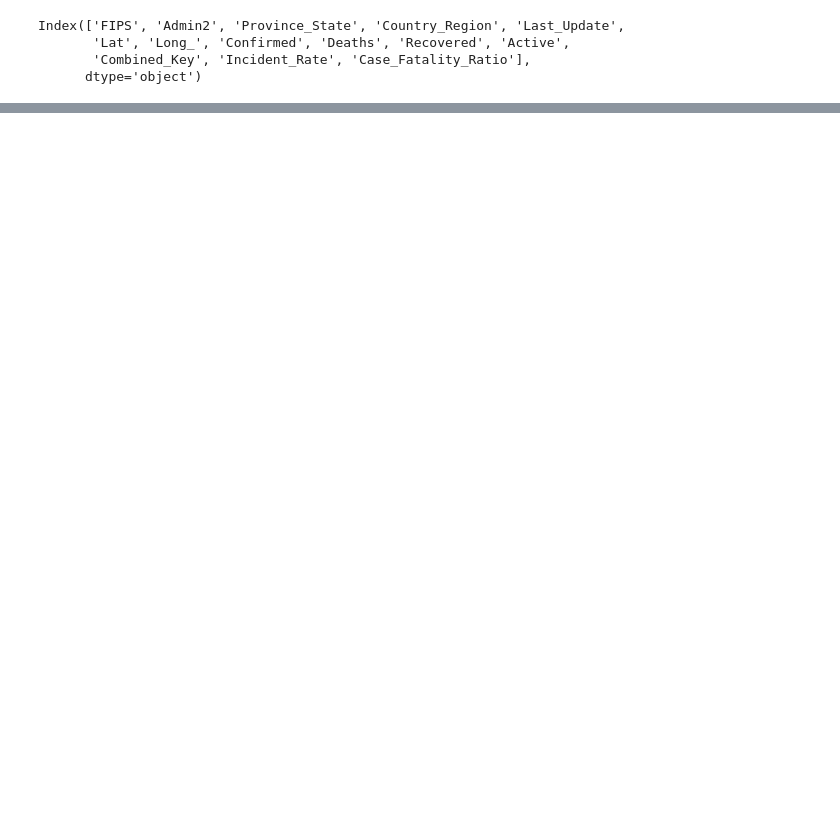
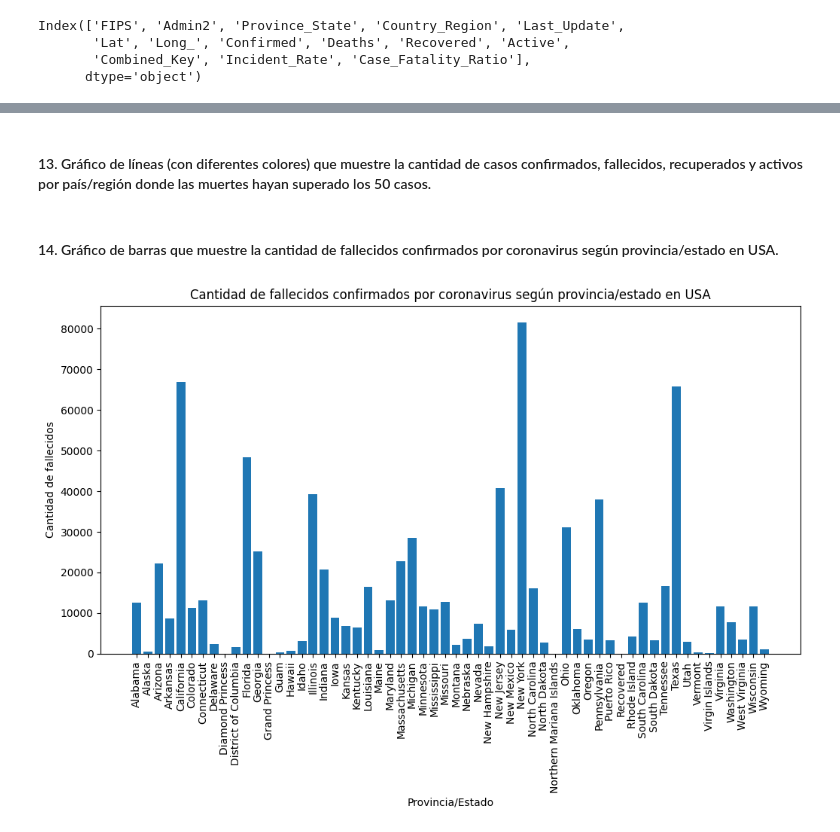
Before and after one commit to JuanBaezaB/gestion-de-datos, a Jupyter notebook: Proyecto COVID/main.ipynb, the cells around one changed output, grey strips where cells are left out. Cells and saved outputs as stored; diff of their text form; code cells hidden in the pictures; blank space fills up the shorter version.

```diff
--- a/Proyecto COVID/main.ipynb
+++ b/Proyecto COVID/main.ipynb
@@ -45,0 +71,18 @@ data
+# %%
+# Crear una lista para almacenar los DataFrames de los archivos CSV
+dataframes = []
+
+# Leer y combinar los archivos CSV en un único DataFrame
+for i in range(1,3):
+    url_data = 'https://raw.githubusercontent.com/CSSEGISandData/COVID-19/master/csse_covid_19_data/csse_covid_19_daily_reports/0'+str(i)+'-01-2021.csv'
+    df = pd.read_csv(url_data)
+    dataframes.append(df)
+    print(url_data)
+
+# Concatenar todos los DataFrames en uno solo
+data = pd.concat(dataframes)
+
+# Convertir la columna 'Last_Update' a tipo de dato datetime
+data['Last_Update'] = pd.to_datetime(data['Last_Update'])
+
+data
@@ -45,0 +405,2 @@ data
+# %% [markdown]
+#### 13. Gráfico de líneas (con diferentes colores) que muestre la cantidad de casos confirmados, fallecidos, recuperados y activos por país/región donde las muertes hayan superado los 50 casos.
@@ -45,0 +433,30 @@ data
+# %% [markdown]
+#### 14. Gráfico  de  barras  que  muestre  la  cantidad  de  fallecidos  confirmados  por  coronavirus  según provincia/estado en USA.
+# %%
+
+# Filtrar los datos solo para USA
+usa_data = data[data['Country_Region'] == 'US']
+
+# Agrupar los datos por provincia/estado y calcular la suma de fallecidos confirmados
+deaths_by_state = usa_data.groupby('Province_State')['Deaths'].sum()
+
+# Obtener las etiquetas y los valores para el gráfico de barras
+labels = deaths_by_state.index
+values = deaths_by_state.values
+
+# Crear el gráfico de barras
+plt.figure(figsize=(12, 6))
+plt.bar(labels, values)
+
+# Configurar el gráfico
+plt.title('Cantidad de fallecidos confirmados por coronavirus según provincia/estado en USA')
+plt.xlabel('Provincia/Estado')
+plt.ylabel('Cantidad de fallecidos')
+
+# Rotar las etiquetas del eje x para mayor legibilidad
+plt.xticks(rotation=90)
+
+# Mostrar el gráfico
+plt.show()
+# %% [output]
+[figure, added]
```
Also changed, not shown: parts of 34 cells of this notebook.
